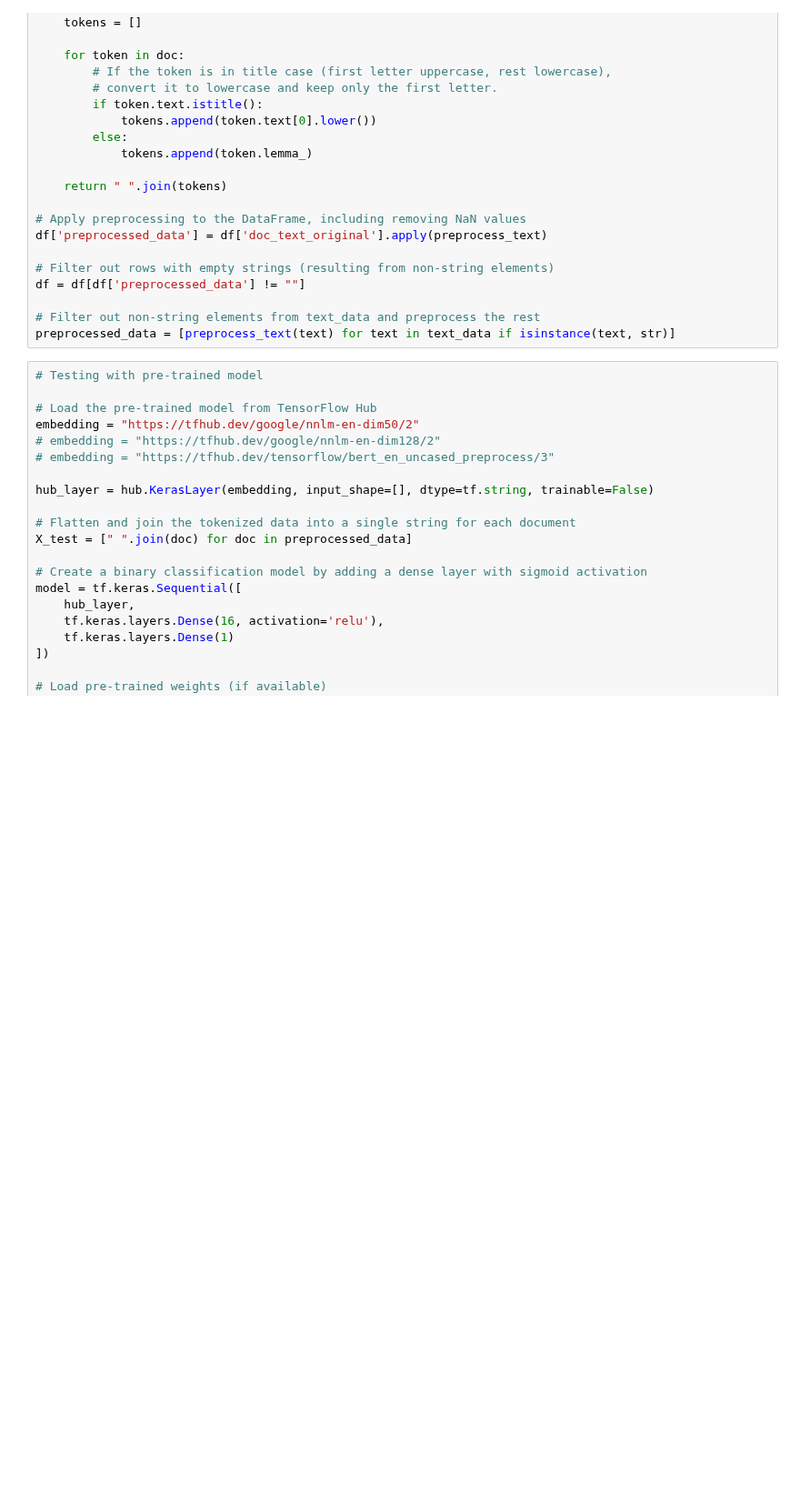
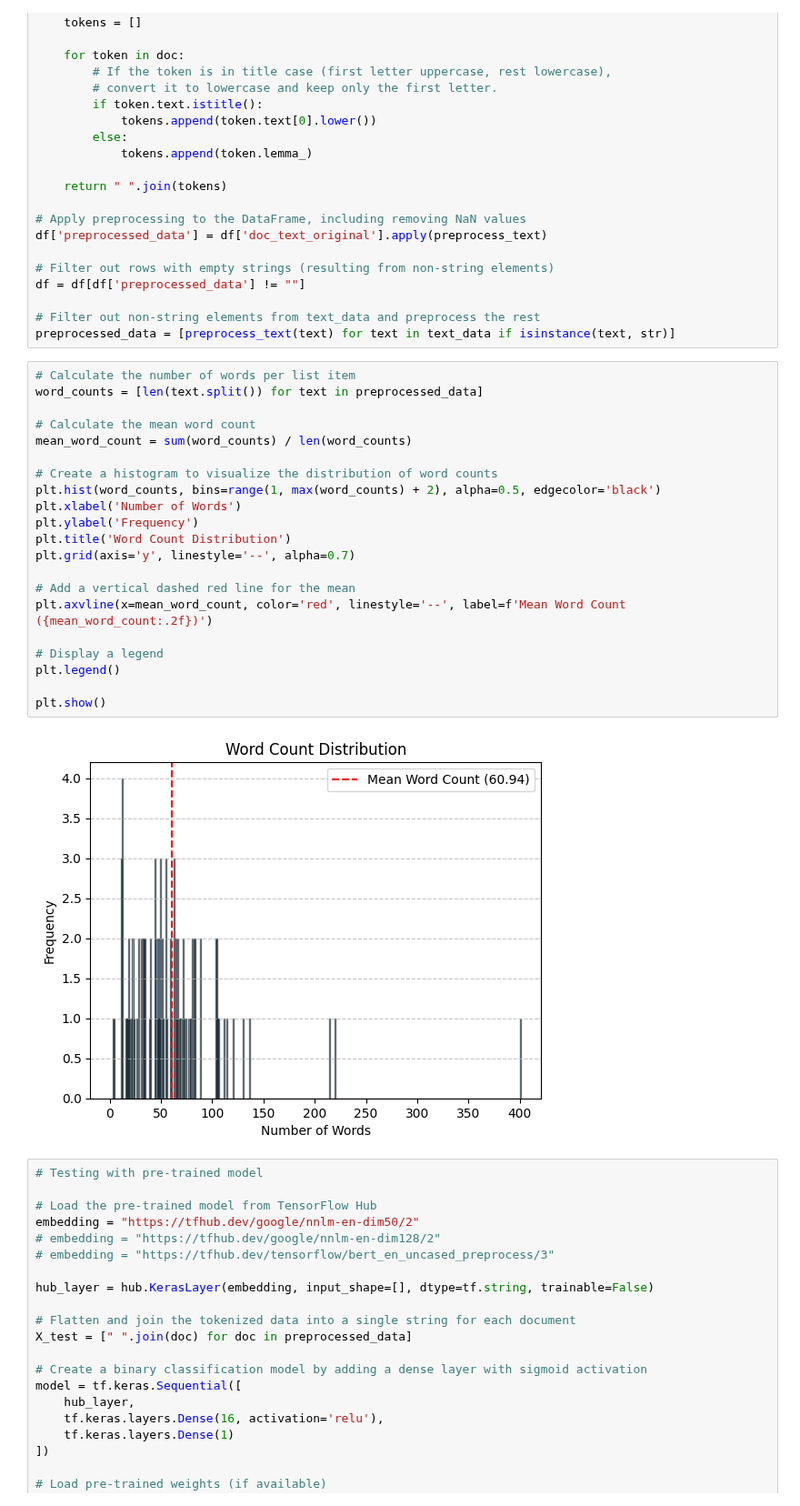
Before and after one commit to zahidhamidi/ML-Project, a Jupyter notebook: Testing_Pre_trained_Model_Binary_False_Positive_Case_Classification.ipynb, the cells around one changed output. Shown at 91% size. Drawn from its saved outputs; the diff is of its cells as text; blank space fills up the shorter version.

Commit message:
Added statistical word count plot

```diff
--- a/Testing_Pre_trained_Model_Binary_False_Positive_Case_Classification.ipynb
+++ b/Testing_Pre_trained_Model_Binary_False_Positive_Case_Classification.ipynb
@@ -73,6 +76,29 @@ df = df[df['preprocessed_data'] != ""]
 
 # Filter out non-string elements from text_data and preprocess the rest
 preprocessed_data = [preprocess_text(text) for text in text_data if isinstance(text, str)]
+# %%
+# Calculate the number of words per list item
+word_counts = [len(text.split()) for text in preprocessed_data]
+
+# Calculate the mean word count
+mean_word_count = sum(word_counts) / len(word_counts)
+
+# Create a histogram to visualize the distribution of word counts
+plt.hist(word_counts, bins=range(1, max(word_counts) + 2), alpha=0.5, edgecolor='black')
+plt.xlabel('Number of Words')
+plt.ylabel('Frequency')
+plt.title('Word Count Distribution')
+plt.grid(axis='y', linestyle='--', alpha=0.7)
+
+# Add a vertical dashed red line for the mean
+plt.axvline(x=mean_word_count, color='red', linestyle='--', label=f'Mean Word Count ({mean_word_count:.2f})')
+
+# Display a legend
+plt.legend()
+
+plt.show()
+# %% [output]
+[figure, added]
 # %%
 # Testing with pre-trained model
 
```
Also changed, not shown: parts of 1 cell of this notebook.
